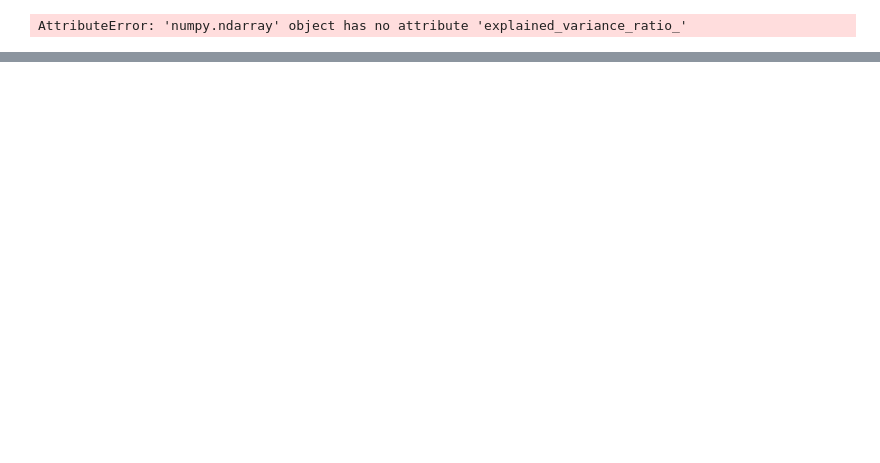
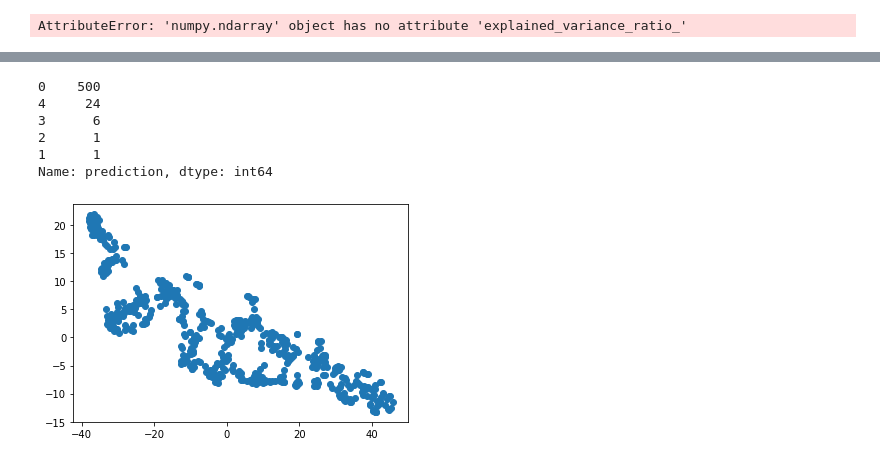
Before and after one commit to habrasek/unsupervised-ml, a Jupyter notebook: analysis.ipynb, the cells around one changed output, grey strips where cells are left out. Drawn from its saved outputs; the diff is of its cells as text; code cells hidden in the pictures; blank space fills up the shorter version.

```diff
--- a/analysis.ipynb
+++ b/analysis.ipynb
@@ -172,0 +203,26 @@ plt.show()
+# %%
+df['prediction'].value_counts()
+# %% [output]
+0    500
+4     24
+3      6
+2      1
+1      1
+Name: prediction, dtype: int64
+# %%
+from sklearn.manifold import TSNE
+
+tsne = TSNE(learning_rate=35)
+
+tsne_features = tsne.fit_transform(df_pca)
+# %%
+xs = []
+ys = []
+for t in tsne_features:
+    xs.append(t[0])
+    ys.append(t[1])
+# %%
+plt.scatter(xs, ys)
+plt.show()
+# %% [output]
+[figure, added]
```
Also changed, not shown: parts of 8 cells of this notebook.
